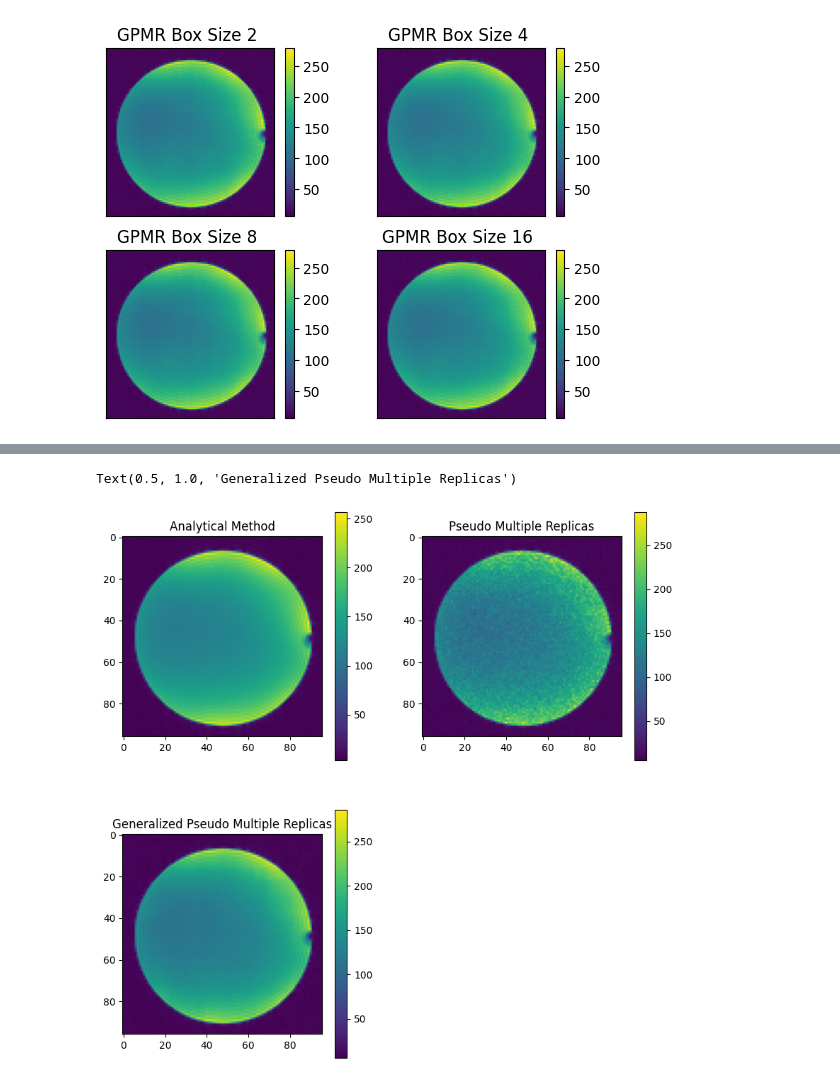
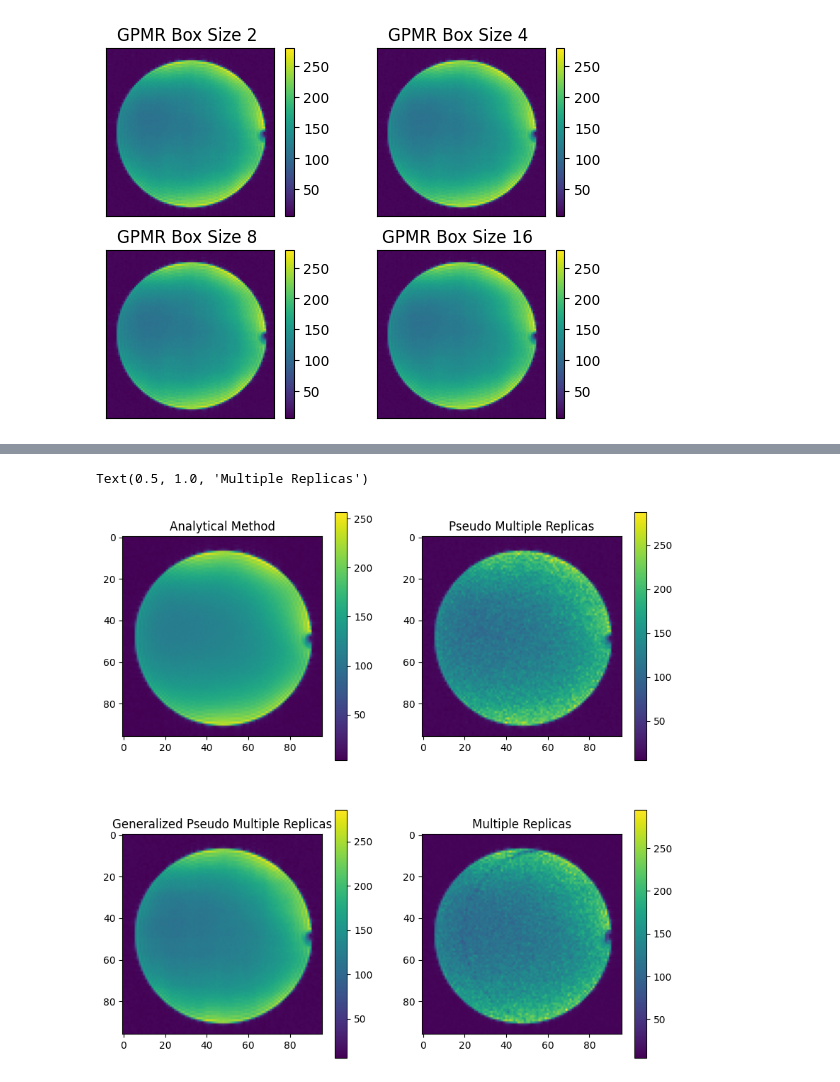
Before and after one commit to cloudmrhub/mroptimum-tools, a Jupyter notebook: mroptimum_tools.ipynb, the cells around one changed output, grey strips where cells are left out. Drawn from its saved outputs; the diff is of its cells as text; code cells hidden in the pictures.

```diff
--- a/mroptimum_tools.ipynb
+++ b/mroptimum_tools.ipynb
@@ -191,0 +218,17 @@ cmOutput created but Deprecated, use cmaws.cmrOutput instead
+# %%
+from mrotools.mro import mroMultipleReplicas
+
+
+MREP=mroMultipleReplicas()
+K_all = np.load("KS.npz")["signal"]  # (R, Nx, Ny, Nc)
+
+recon=cm2DReconRSS()
+recon.setNoiseKSpace(N)
+
+MREP.setReconstructor(recon)
+for r in K_all:
+  MREP.add2DKspace(r)
+
+MR=MREP.getOutput()
+plt.imshow(np.abs(MR))
+plt.colorbar()
@@ -192,18 +241,22 @@ cmOutput created but Deprecated, use cmaws.cmrOutput instead
 # %%
 
 plt.figure(figsize=(10,10))
 plt.subplot(221)
 plt.imshow(np.abs(AM))
 plt.title('Analytical Method')
 plt.colorbar()
 plt.subplot(222)
 plt.imshow(np.abs(PMR))
 plt.title('Pseudo Multiple Replicas')
 plt.colorbar()
 plt.subplot(223)
 plt.imshow(np.abs(GMPR))
 plt.colorbar()
 plt.title('Generalized Pseudo Multiple Replicas')
+plt.subplot(224)
+plt.imshow(np.abs(MR))
+plt.colorbar()
+plt.title('Multiple Replicas')
 # %% [output]
-Text(0.5, 1.0, 'Generalized Pseudo Multiple Replicas')
+Text(0.5, 1.0, 'Multiple Replicas')
-[figure, old version]
+[figure, new version]
```
Also changed, not shown: parts of 3 cells of this notebook.
